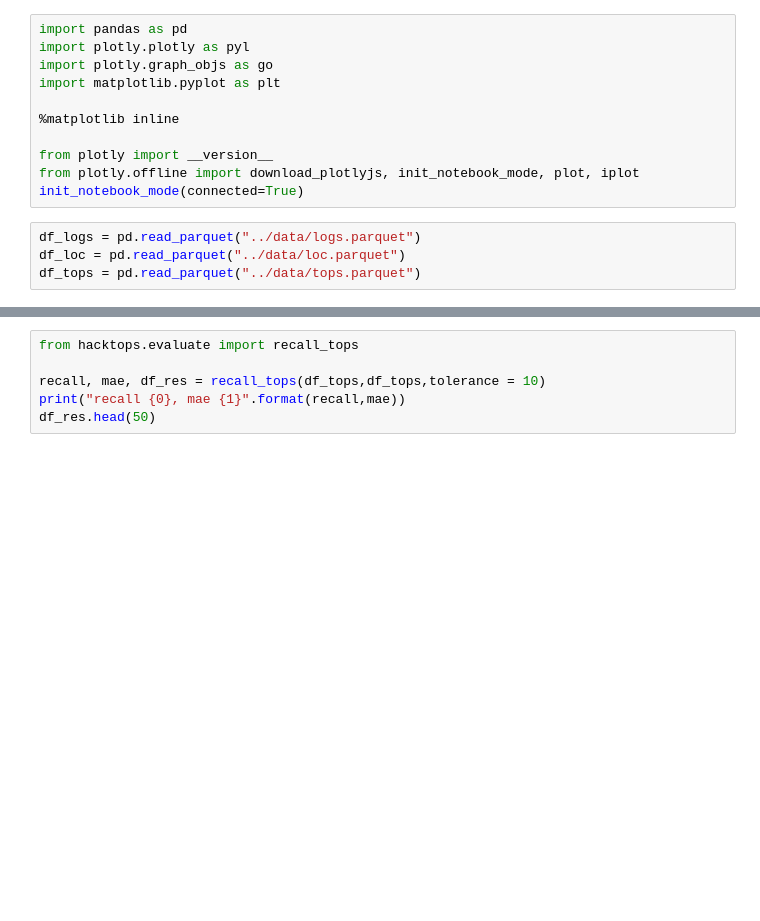
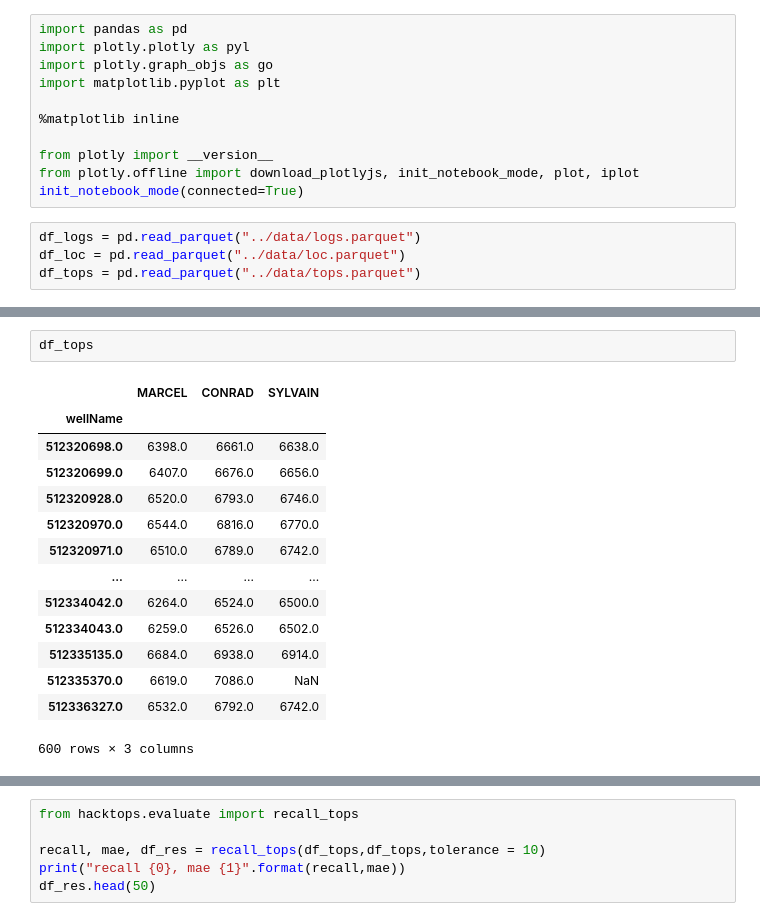
Before and after one commit to ZhichengLuo/hacktops, a Jupyter notebook: notebook/ETL_TOPS.ipynb, the cells around one changed output, grey strips where cells are left out. Cells and saved outputs as stored; diff of their text form; blank space fills up the shorter version.

```diff
--- a/notebook/ETL_TOPS.ipynb
+++ b/notebook/ETL_TOPS.ipynb
@@ -16,3 +49,20 @@ df_tops = pd.read_parquet("../data/tops.parquet")
+# %%
+df_tops
+# %% [output]
+|  | MARCEL | CONRAD | SYLVAIN |
+| wellName |  |  |  |
+| 512320698.0 | 6398.0 | 6661.0 | 6638.0 |
+| 512320699.0 | 6407.0 | 6676.0 | 6656.0 |
+| 512320928.0 | 6520.0 | 6793.0 | 6746.0 |
+| 512320970.0 | 6544.0 | 6816.0 | 6770.0 |
+| 512320971.0 | 6510.0 | 6789.0 | 6742.0 |
+| ... | ... | ... | ... |
+| 512334042.0 | 6264.0 | 6524.0 | 6500.0 |
+| 512334043.0 | 6259.0 | 6526.0 | 6502.0 |
+| 512335135.0 | 6684.0 | 6938.0 | 6914.0 |
+| 512335370.0 | 6619.0 | 7086.0 | NaN |
+| 512336327.0 | 6532.0 | 6792.0 | 6742.0 |
+600 rows × 3 columns
 # %%
 ##################################
 # CLEANING
```
Also changed, not shown: parts of 9 cells of this notebook, 1 other file.
